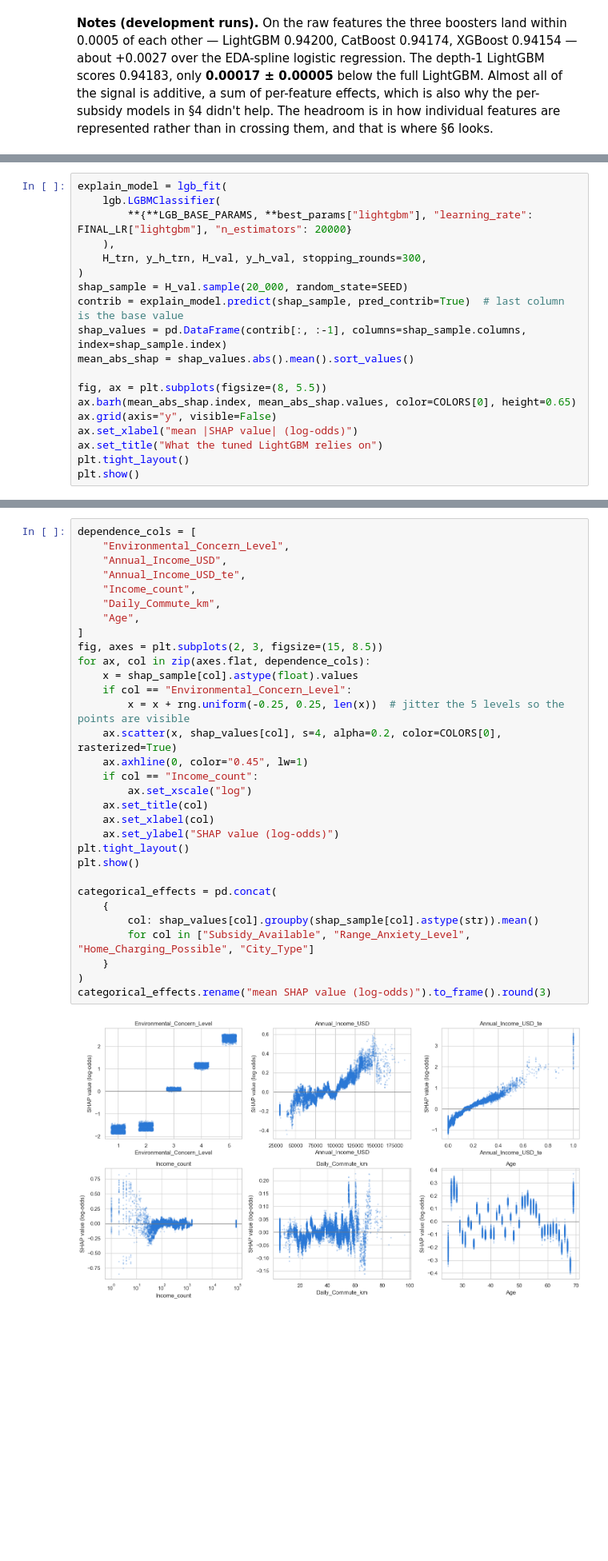
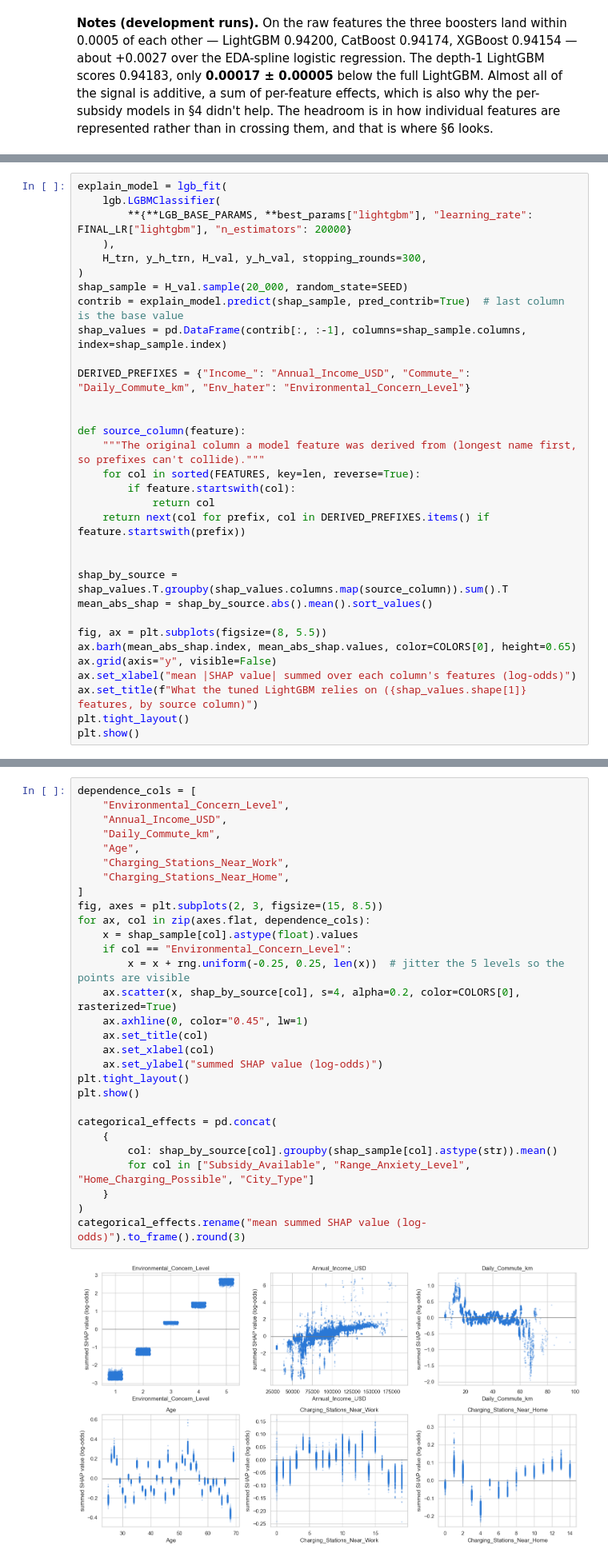
Before and after one commit to kphotchara/Predicting-Electric-Vehicle-Purchases, a Jupyter notebook: model.ipynb, the cells around one changed output, grey strips where cells are left out. Shown at 80% size. Drawn from its saved outputs; the diff is of its cells as text; blank space fills up the shorter version.

```diff
--- a/model.ipynb
+++ b/model.ipynb
@@ -1459,13 +1746,26 @@ explain_model = lgb_fit(
 shap_sample = H_val.sample(20_000, random_state=SEED)
 contrib = explain_model.predict(shap_sample, pred_contrib=True)  # last column is the base value
 shap_values = pd.DataFrame(contrib[:, :-1], columns=shap_sample.columns, index=shap_sample.index)
-mean_abs_shap = shap_values.abs().mean().sort_values()
+
+DERIVED_PREFIXES = {"Income_": "Annual_Income_USD", "Commute_": "Daily_Commute_km", "Env_hater": "Environmental_Concern_Level"}
+
+
+def source_column(feature):
+    """The original column a model feature was derived from (longest name first, so prefixes can't collide)."""
+    for col in sorted(FEATURES, key=len, reverse=True):
+        if feature.startswith(col):
+            return col
+    return next(col for prefix, col in DERIVED_PREFIXES.items() if feature.startswith(prefix))
+
+
+shap_by_source = shap_values.T.groupby(shap_values.columns.map(source_column)).sum().T
+mean_abs_shap = shap_by_source.abs().mean().sort_values()
 
 fig, ax = plt.subplots(figsize=(8, 5.5))
 ax.barh(mean_abs_shap.index, mean_abs_shap.values, color=COLORS[0], height=0.65)
 ax.grid(axis="y", visible=False)
-ax.set_xlabel("mean |SHAP value| (log-odds)")
-ax.set_title("What the tuned LightGBM relies on")
+ax.set_xlabel("mean |SHAP value| summed over each column's features (log-odds)")
+ax.set_title(f"What the tuned LightGBM relies on ({shap_values.shape[1]} features, by source column)")
 plt.tight_layout()
 plt.show()
 # %% [output]
@@ -1473,33 +1773,31 @@ plt.show()
 # %%
 dependence_cols = [
     "Environmental_Concern_Level",
     "Annual_Income_USD",
-    "Annual_Income_USD_te",
-    "Income_count",
     "Daily_Commute_km",
     "Age",
+    "Charging_Stations_Near_Work",
+    "Charging_Stations_Near_Home",
 ]
 fig, axes = plt.subplots(2, 3, figsize=(15, 8.5))
 for ax, col in zip(axes.flat, dependence_cols):
     x = shap_sample[col].astype(float).values
     if col == "Environmental_Concern_Level":
         x = x + rng.uniform(-0.25, 0.25, len(x))  # jitter the 5 levels so the points are visible
-    ax.scatter(x, shap_values[col], s=4, alpha=0.2, color=COLORS[0], rasterized=True)
+    ax.scatter(x, shap_by_source[col], s=4, alpha=0.2, color=COLORS[0], rasterized=True)
     ax.axhline(0, color="0.45", lw=1)
-    if col == "Income_count":
-        ax.set_xscale("log")
     ax.set_title(col)
     ax.set_xlabel(col)
-    ax.set_ylabel("SHAP value (log-odds)")
+    ax.set_ylabel("summed SHAP value (log-odds)")
 plt.tight_layout()
 plt.show()
 
 categorical_effects = pd.concat(
     {
-        col: shap_values[col].groupby(shap_sample[col].astype(str)).mean()
+        col: shap_by_source[col].groupby(shap_sample[col].astype(str)).mean()
         for col in ["Subsidy_Available", "Range_Anxiety_Level", "Home_Charging_Possible", "City_Type"]
     }
 )
-categorical_effects.rename("mean SHAP value (log-odds)").to_frame().round(3)
+categorical_effects.rename("mean summed SHAP value (log-odds)").to_frame().round(3)
 # %% [output]
-[figure, old version]
+[figure, new version]
```
Also changed, not shown: parts of 49 cells of this notebook.
